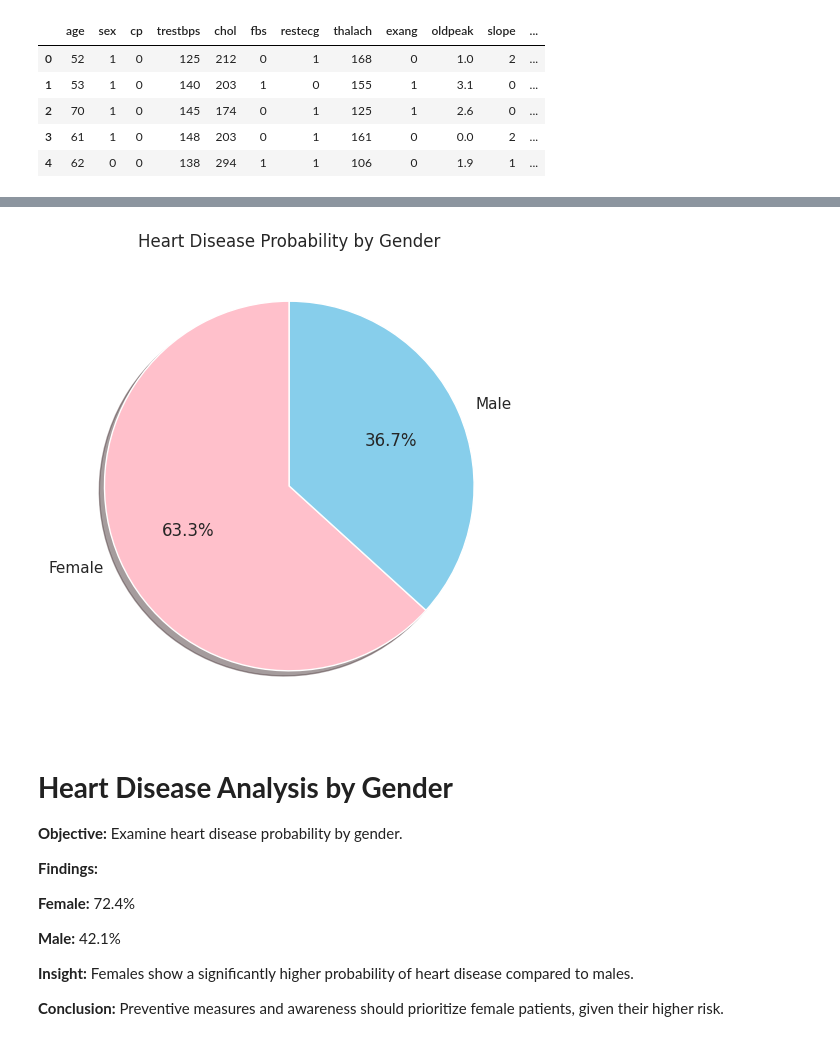
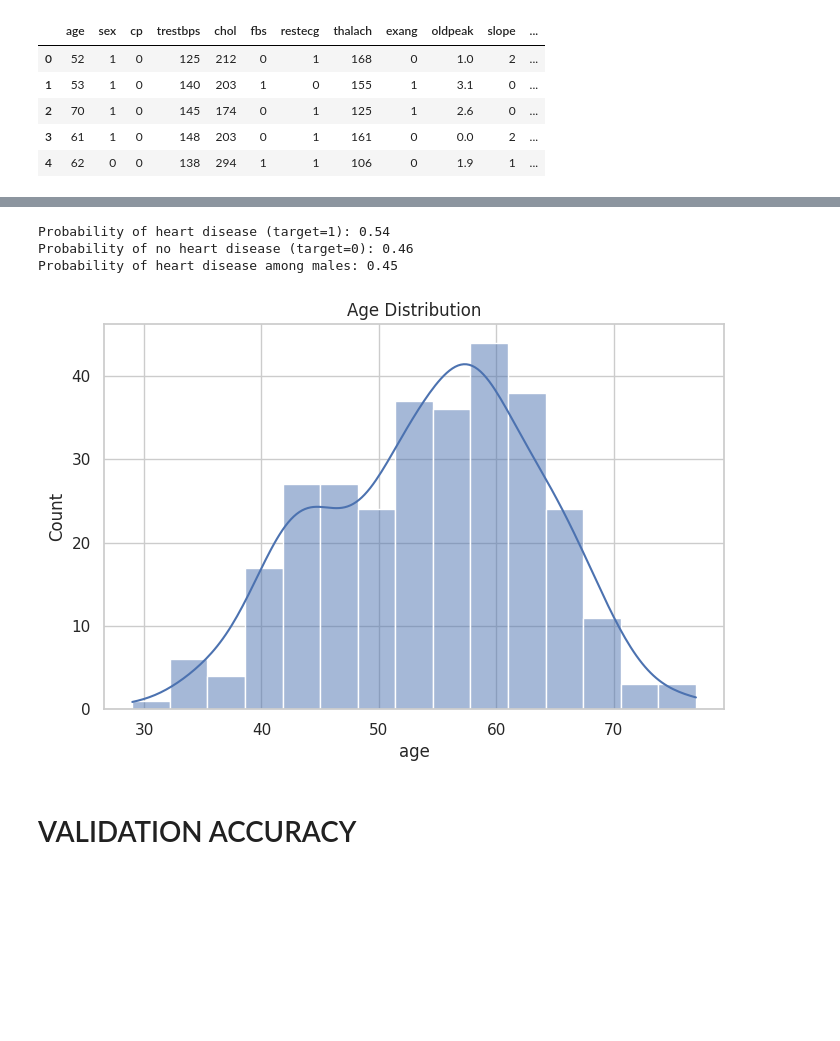
Before and after one commit to Maliha-Haroon/BigData-course, a Jupyter notebook: FinalProject.ipynb, the cells around one changed output, grey strips where cells are left out. Saved outputs shown, nothing was run; the diff lists cells and outputs as text; code cells hidden in the pictures; blank space fills up the shorter version.

```diff
--- a/FinalProject.ipynb
+++ b/FinalProject.ipynb
@@ -145,5 +99,0 @@ plt.show()
-# %%
-X_cluster = df[['age', 'thalach']]
-
-kmeans = KMeans(n_clusters=2, random_state=42)
-df['Cluster'] = kmeans.fit_predict(X_cluster)
@@ -172,37 +100,19 @@ dtype: float64
-# %%
-import matplotlib.pyplot as plt
-
-# Heart disease probability by gender
-gender_ratio = {'Female': 0.724359, 'Male': 0.420757}
-
-# Custom colors
-colors = ['pink', 'skyblue']
-
-plt.figure(figsize=(6,6))
-plt.pie(
-    gender_ratio.values(),
-    labels=gender_ratio.keys(),
-    autopct='%1.1f%%',
-    startangle=90,
-    colors=colors,
-    shadow=True
-)
-
-plt.title('Heart Disease Probability by Gender')
-plt.show()
-# %% [output]
-[figure, removed]
-# %% [markdown]
-# **Heart Disease Analysis by Gender**
-
-**Objective:** Examine heart disease probability by gender.
-
-**Findings:**
-
-**Female:** 72.4%
-
-**Male:** 42.1%
-
-**Insight:** Females show a significantly higher probability of heart disease compared to males.
-
-**Conclusion:** Preventive measures and awareness should prioritize female patients, given their higher risk.
+# %%
+prob_target_1 = len(df[df['target']==1]) / len(df)
+prob_target_0 = len(df[df['target']==0]) / len(df)
+prob_male_hd = len(df[(df['sex']==1) & (df['target']==1)]) / len(df[df['sex']==1])
+
+print(f"Probability of heart disease (target=1): {prob_target_1:.2f}")
+print(f"Probability of no heart disease (target=0): {prob_target_0:.2f}")
+print(f"Probability of heart disease among males: {prob_male_hd:.2f}")
+# %% [output]
+Probability of heart disease (target=1): 0.54
+Probability of no heart disease (target=0): 0.46
+Probability of heart disease among males: 0.45
+# %%
+plt.figure(figsize=(8,5))
+sns.histplot(df['age'], bins=15, kde=True)
+plt.title('Age Distribution')
+plt.show()
+# %% [output]
+[figure, added]
@@ -208,0 +145,2 @@ plt.show()
+# %% [markdown]
+# VALIDATION ACCURACY
```
Also changed, not shown: parts of 44 cells of this notebook.
